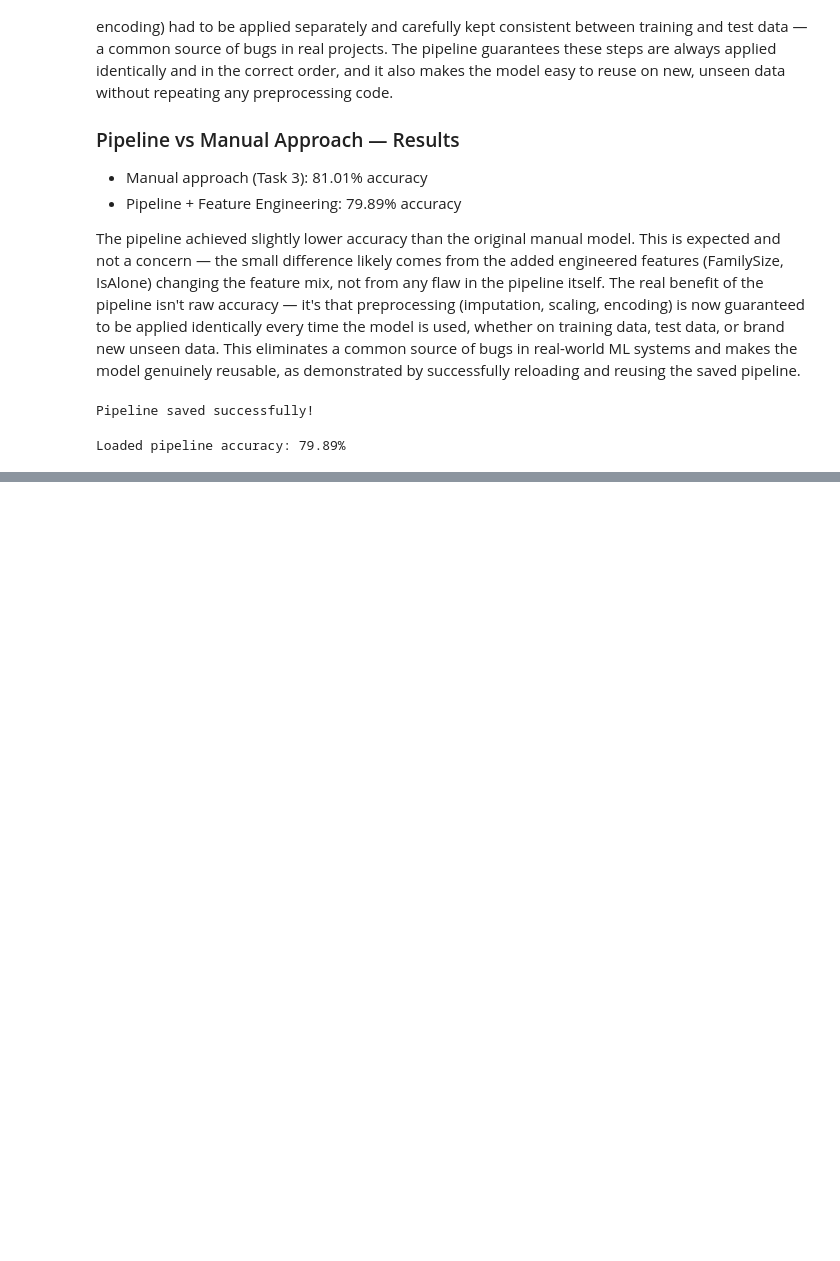
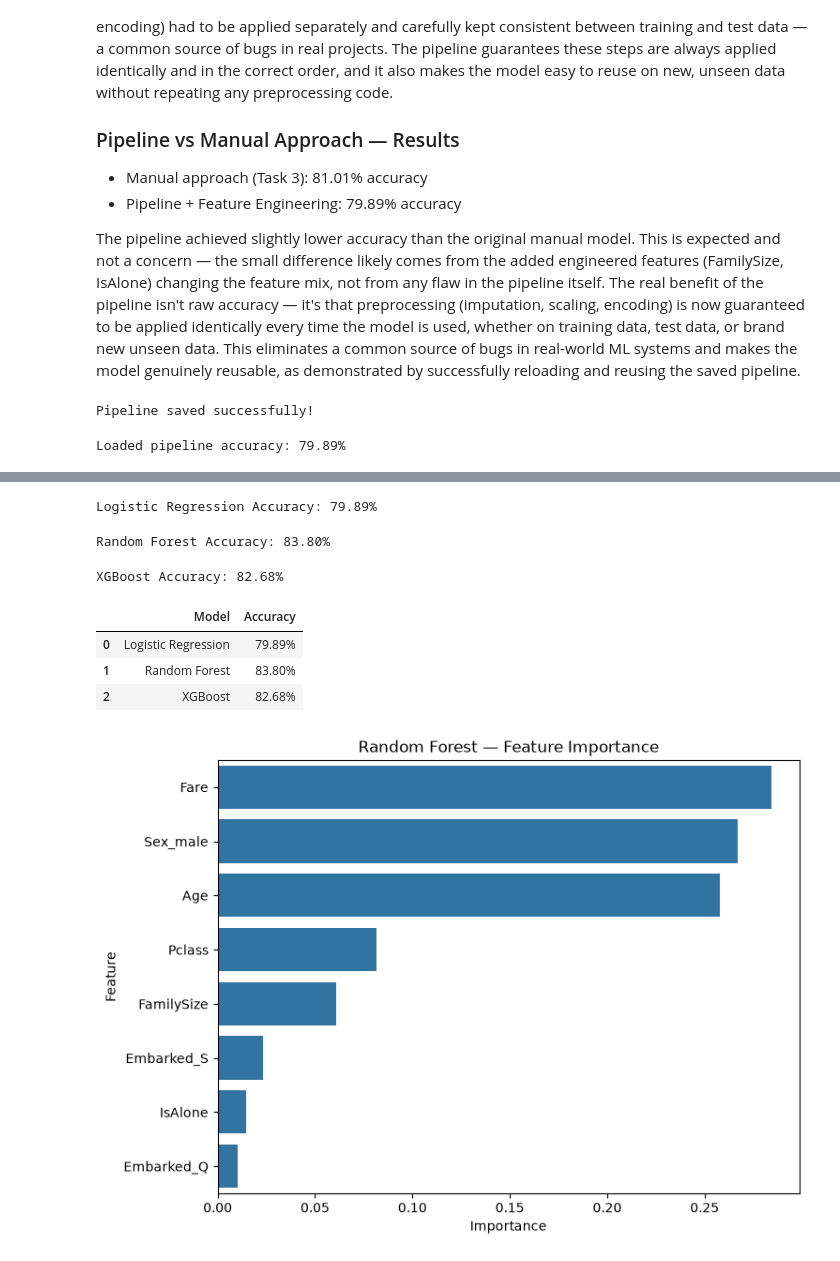
Before and after one commit to sultan2510/neurofive-ml-track, a Jupyter notebook: titanic_pipeline.ipynb, the cells around one changed output, grey strips where cells are left out. Saved outputs shown, nothing was run; the diff lists cells and outputs as text; code cells hidden in the pictures; blank space fills up the shorter version.

Commit message:
Add Random Forest and XGBoost ensemble models with feature importance comparison

```diff
--- a/titanic_pipeline.ipynb
+++ b/titanic_pipeline.ipynb
@@ -131,0 +162,60 @@ Loaded pipeline accuracy: 79.89%
+# %%
+from sklearn.linear_model import LogisticRegression
+from sklearn.metrics import accuracy_score
+
+log_model = LogisticRegression(max_iter=1000)
+log_model.fit(X_train, y_train)
+log_pred = log_model.predict(X_test)
+log_accuracy = accuracy_score(y_test, log_pred)
+
+print(f"Logistic Regression Accuracy: {log_accuracy:.2%}")
+# %% [output]
+Logistic Regression Accuracy: 79.89%
+# %%
+from sklearn.ensemble import RandomForestClassifier
+
+rf_model = RandomForestClassifier(n_estimators=100, random_state=42)
+rf_model.fit(X_train, y_train)
+rf_pred = rf_model.predict(X_test)
+rf_accuracy = accuracy_score(y_test, rf_pred)
+
+print(f"Random Forest Accuracy: {rf_accuracy:.2%}")
+# %% [output]
+Random Forest Accuracy: 83.80%
+# %%
+from xgboost import XGBClassifier
+
+xgb_model = XGBClassifier(n_estimators=100, random_state=42, eval_metric='logloss')
+xgb_model.fit(X_train, y_train)
+xgb_pred = xgb_model.predict(X_test)
+xgb_accuracy = accuracy_score(y_test, xgb_pred)
+
+print(f"XGBoost Accuracy: {xgb_accuracy:.2%}")
+# %% [output]
+XGBoost Accuracy: 82.68%
+# %%
+comparison = pd.DataFrame({
+    'Model': ['Logistic Regression', 'Random Forest', 'XGBoost'],
+    'Accuracy': [f"{log_accuracy:.2%}", f"{rf_accuracy:.2%}", f"{xgb_accuracy:.2%}"]
+})
+comparison
+# %% [output]
+|  | Model | Accuracy |
+| 0 | Logistic Regression | 79.89% |
+| 1 | Random Forest | 83.80% |
+| 2 | XGBoost | 82.68% |
+# %%
+import matplotlib.pyplot as plt
+import seaborn as sns
+
+rf_importances = pd.DataFrame({
+    'Feature': X_train.columns,
+    'Importance': rf_model.feature_importances_
+}).sort_values(by='Importance', ascending=False)
+
+plt.figure(figsize=(8, 6))
+sns.barplot(x='Importance', y='Feature', data=rf_importances)
+plt.title('Random Forest — Feature Importance')
+plt.show()
+# %% [output]
+[figure, added]
```
Also changed, not shown: parts of 5 cells of this notebook.
